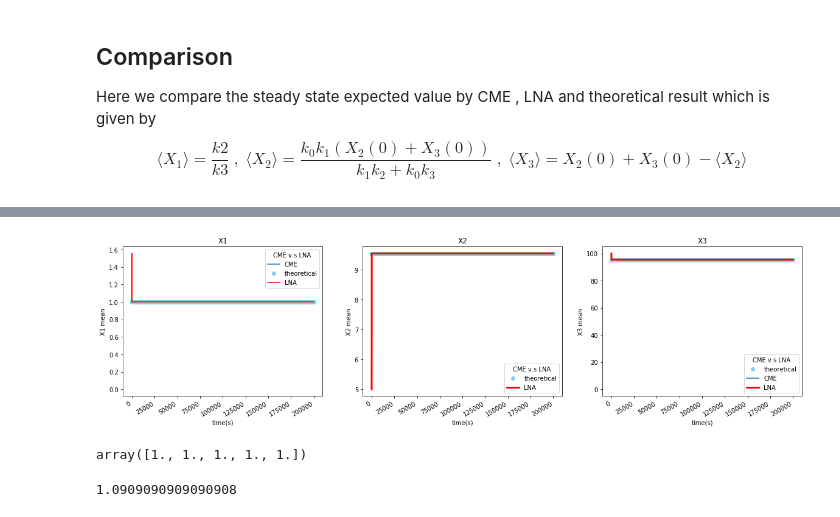
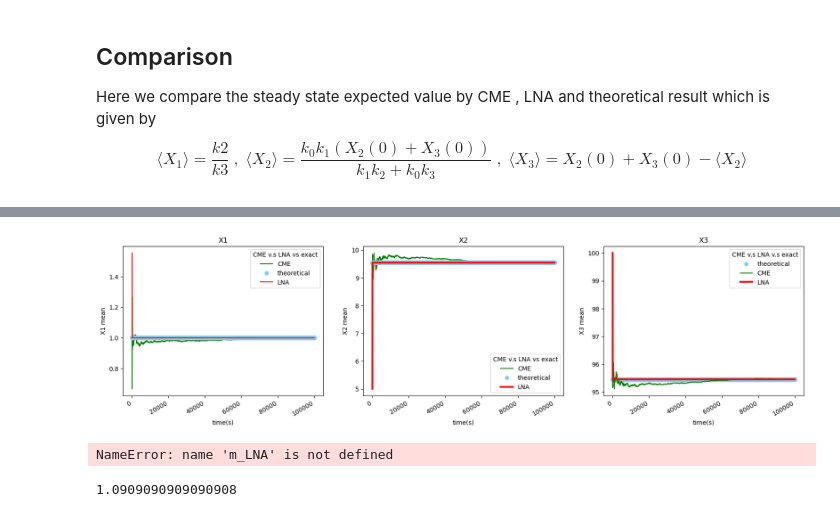
Before and after one commit to std92050/AMM, a Jupyter notebook: SDE/LNA simulation.ipynb, the cells around one changed output, grey strips where cells are left out. Drawn from its saved outputs; the diff is of its cells as text; code cells hidden in the pictures.

```diff
--- a/SDE/LNA simulation.ipynb
+++ b/SDE/LNA simulation.ipynb
@@ -359,0 +344,17 @@ def avg_2(N,k0,k1,k2,k3 , X1_ini,X2_ini,X3_ini ):
+# %%
+# sample mean for each species at each time
+def avg_2(X1_array , X2_array , X3_array):
+    m_1 = np.zeros_like(X1_array)
+    m_2 = np.zeros_like(X1_array)
+    m_3 = np.zeros_like(X1_array)
+
+    for j in range(len(X1_array)):
+        if j % 100 == 0 :
+            print(j)
+        m_1[j] = np.average(X1_array[0:j+1])
+        m_2[j] = np.average(X2_array[0:j+1])
+        m_3[j] = np.average(X3_array[0:j+1])
+    return m_1 ,  m_2  ,  m_3
+# %%
+t_array , X1_array , X2_array , X3_array = R_2(k0 ,k1 , k2,k3, X1_ini ,X2_ini ,X3_ini )
+(np.average(X1_array ) , np.average(X2_array ) , np.average(X3_array ) )
@@ -360,2 +367,3 @@ def avg_2(N,k0,k1,k2,k3 , X1_ini,X2_ini,X3_ini ):
 # %%
-R = R_2(k0 ,k1 , k2,k3, X1_ini ,X2_ini ,X3_ini )
+m_LNA = avg_LNA_2(k0 ,k1 , k2 ,k3 ,X1_ini ,X2_ini , X3_ini  )
+m_1 ,  m_2  ,  m_3 = avg_2(X1_array , X2_array , X3_array)
@@ -362,3 +387,0 @@ R = R_2(k0 ,k1 , k2,k3, X1_ini ,X2_ini ,X3_ini )
-# %%
-m_LNA = avg_LNA_2(k0 ,k1 , k2 ,k3 ,X1_ini ,X2_ini , X3_ini  )
-m_1 , m_2 , m_3 = avg_2(k0,k1,k2,k3 , X1_ini,X2_ini,X3_ini  )
@@ -384,44 +389,44 @@ m_1 , m_2 , m_3 = avg_2(k0,k1,k2,k3 , X1_ini,X2_ini,X3_ini  )
 # plot the results
 
 m_1_theoretical =k2/k3 *np.ones(len(m_LNA[:,0]))
 m_2_theoretical = (k0*k3*(X2_ini + X3_ini))/(k1*k2+k0*k3)*np.ones(len(m_LNA[:,0]))
 m_3_theoretical = (X2_ini + X3_ini - m_2_theoretical ) *np.ones(len(m_LNA[:,0]))
 fig , ax = plt.subplots(1,3 ,  figsize=(20,5))
 
 
 ax[0].set_title("X1")
 ax[0].set_xlabel('time(s)')
 ax[0].set_ylabel('X1 mean')
 
-ax[0].plot(  m_1,label = "CME" )
+ax[0].plot(  m_1, color = 'g' , label = "CME" )
 ax[0].plot(  m_1_theoretical,"o",color='skyblue',label = "theoretical" )
 ax[0].plot(  m_LNA[:,0]   , color = 'red' , label = "LNA"  )
-ax[0].legend(title = "CME v.s LNA")
+ax[0].legend(title = "CME v.s LNA vs exact")
 
 ax[1].set_title("X2")
 ax[1].set_xlabel('time(s)')
 ax[1].set_ylabel('X2 mean')
 
-
+ax[1].plot(m_2 , color = 'g' , label = "CME" )
 ax[1].plot(  m_2_theoretical,"o",color='skyblue',label = "theoretical" )
 ax[1].plot( m_LNA[:,1] , color = 'red', label = "LNA" ,  linewidth =3.0)
-ax[1].legend(title = "CME v.s LNA")
+ax[1].legend(title = "CME v.s LNA vs exact")
 
 ax[2].set_title("X3")
 ax[2].set_xlabel('time(s)')
 ax[2].set_ylabel('X3 mean')
 
 ax[2].plot(  m_3_theoretical,"o",color='skyblue',label = "theoretical" )
-ax[2].plot(m_3, label = "CME" )
+ax[2].plot(m_3 , color = 'g', label = "CME" )
 ax[2].plot(m_LNA[:,2]  ,  color = 'red' , label = "LNA" ,  linewidth =3.0)
-ax[2].legend(title = "CME v.s LNA")
+ax[2].legend(title = "CME v.s LNA v.s exact")
 fig.autofmt_xdate()
 # %% [output]
-[figure, old version]
+[figure, new version]
-# %%
-np.ones(5)
-# %% [output]
-array([1., 1., 1., 1., 1.])
+# %%
+m_LNA[:,1]
+# %% [output]
+NameError: name 'm_LNA' is not defined
 # %%
 np.average(X1_array[199990:200001])
 # %% [output]
```
Also changed, not shown: parts of 10 cells of this notebook.
